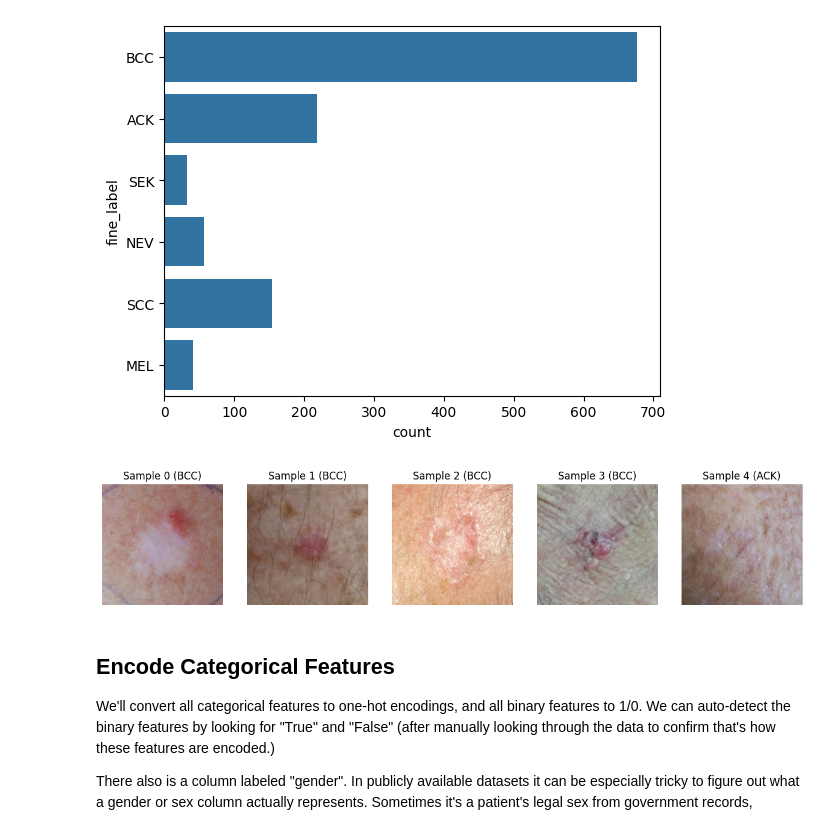
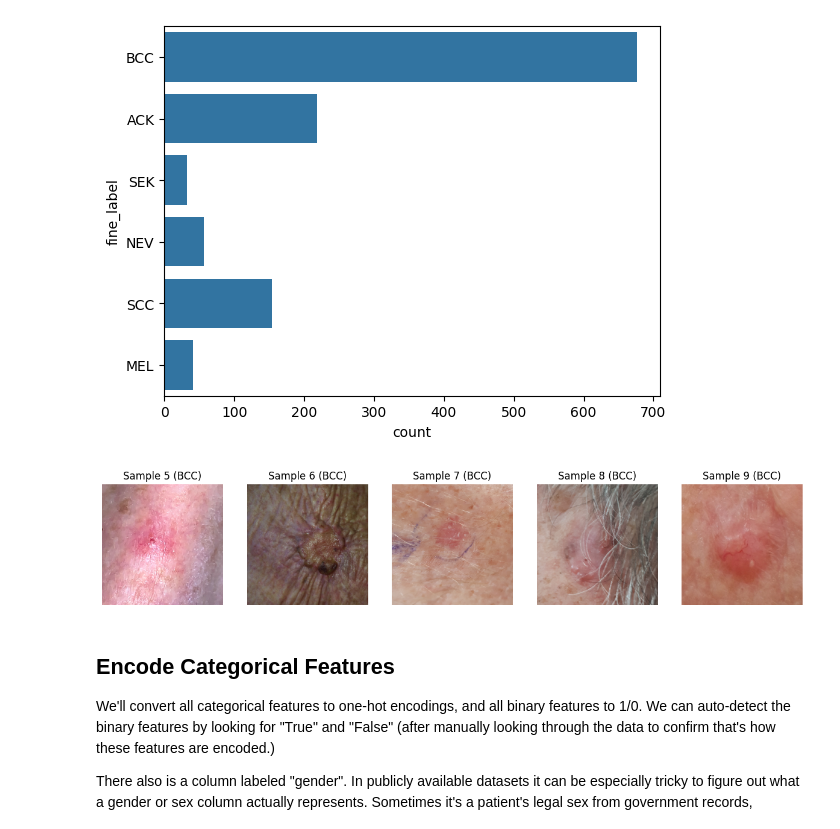
Before and after one commit to harmony-lebovic/image-classifier, a Jupyter notebook: image-classifier.ipynb, the cells around one changed output. Saved outputs shown, nothing was run; the diff lists cells and outputs as text; code cells hidden in the pictures.

```diff
--- a/image-classifier.ipynb
+++ b/image-classifier.ipynb
@@ -110,14 +96,16 @@ sns.countplot(y_dev["fine_label"])
 # %%
 # Show the first 5 images
 fig, axes = plt.subplots(1, 5, figsize=(15, 5))
-for i in range(5):
-    axes[i].imshow(train_imgs[i])
-    axes[i].axis('off')
-    axes[i].set_title(f"Sample {i} ({y_dev.iloc[i]["fine_label"]})")
+
+k = 5 # offset
+for i in range(k, 5 + k):
+    axes[i-k].imshow(train_imgs[i])
+    axes[i-k].axis('off')
+    axes[i-k].set_title(f"Sample {i} ({y_dev.iloc[i]["fine_label"]})")
 
 plt.show()
 # %% [output]
-[figure, old version]
+[figure, new version]
 # %% [markdown]
 ## Encode Categorical Features
 
```
Also changed, not shown: parts of 27 cells of this notebook.
